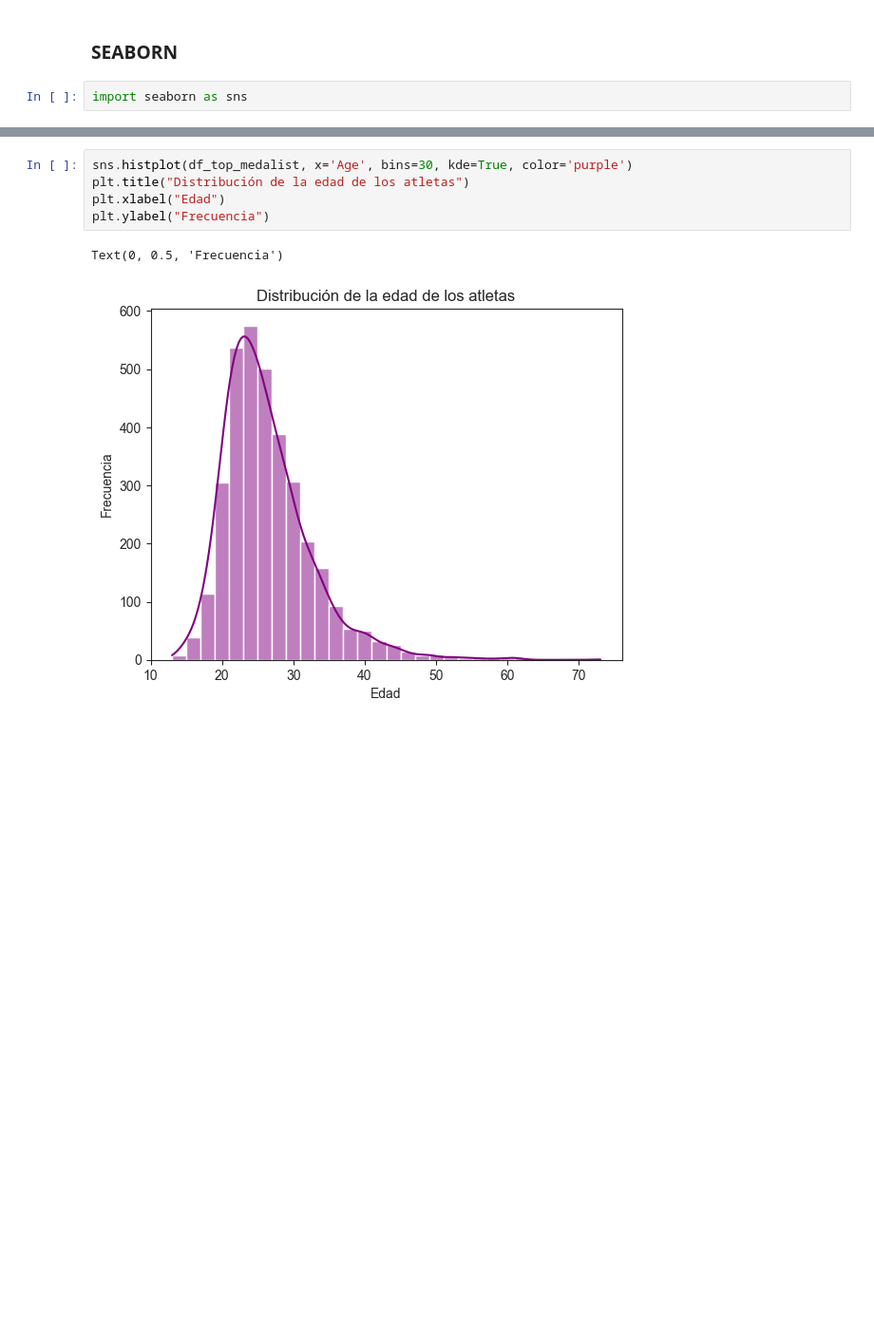
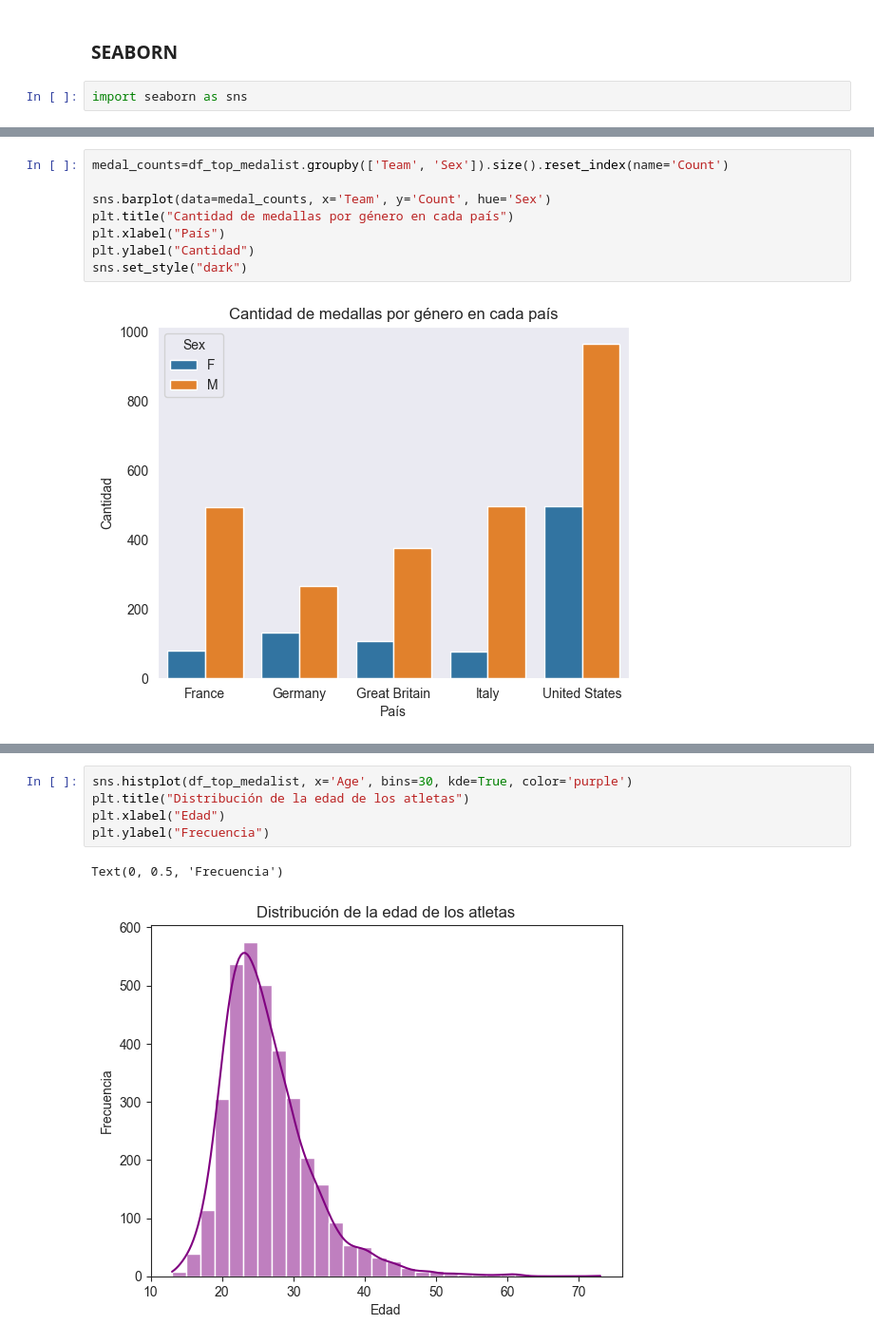
Before and after one commit to Valentinafd8/REPO_BOOTCAMP, a Jupyter notebook: Proyectoupdated.ipynb, the cells around one changed output, grey strips where cells are left out. Shown at 95% size. Saved outputs shown, nothing was run; the diff lists cells and outputs as text; blank space fills up the shorter version.

```diff
--- a/Proyectoupdated.ipynb
+++ b/Proyectoupdated.ipynb
@@ -185 +275,11 @@ dtype: int64
+# %%
+medal_counts=df_top_medalist.groupby(['Team', 'Sex']).size().reset_index(name='Count')
+
+sns.barplot(data=medal_counts, x='Team', y='Count', hue='Sex')
+plt.title("Cantidad de medallas por género en cada país")
+plt.xlabel("País")
+plt.ylabel("Cantidad")
+sns.set_style("dark")
+# %% [output]
+[figure, added]
 # %%
```
Also changed, not shown: parts of 52 cells of this notebook.
